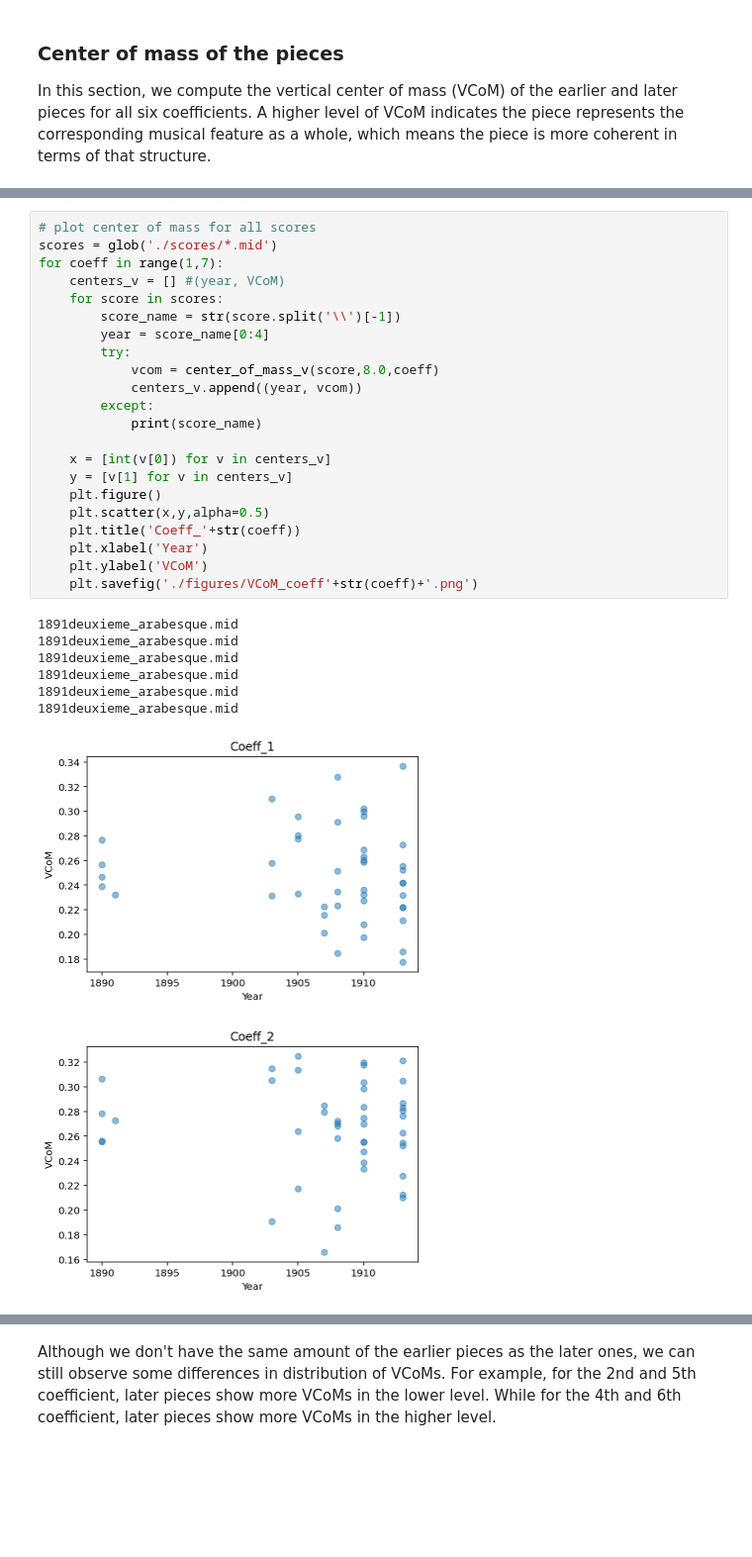
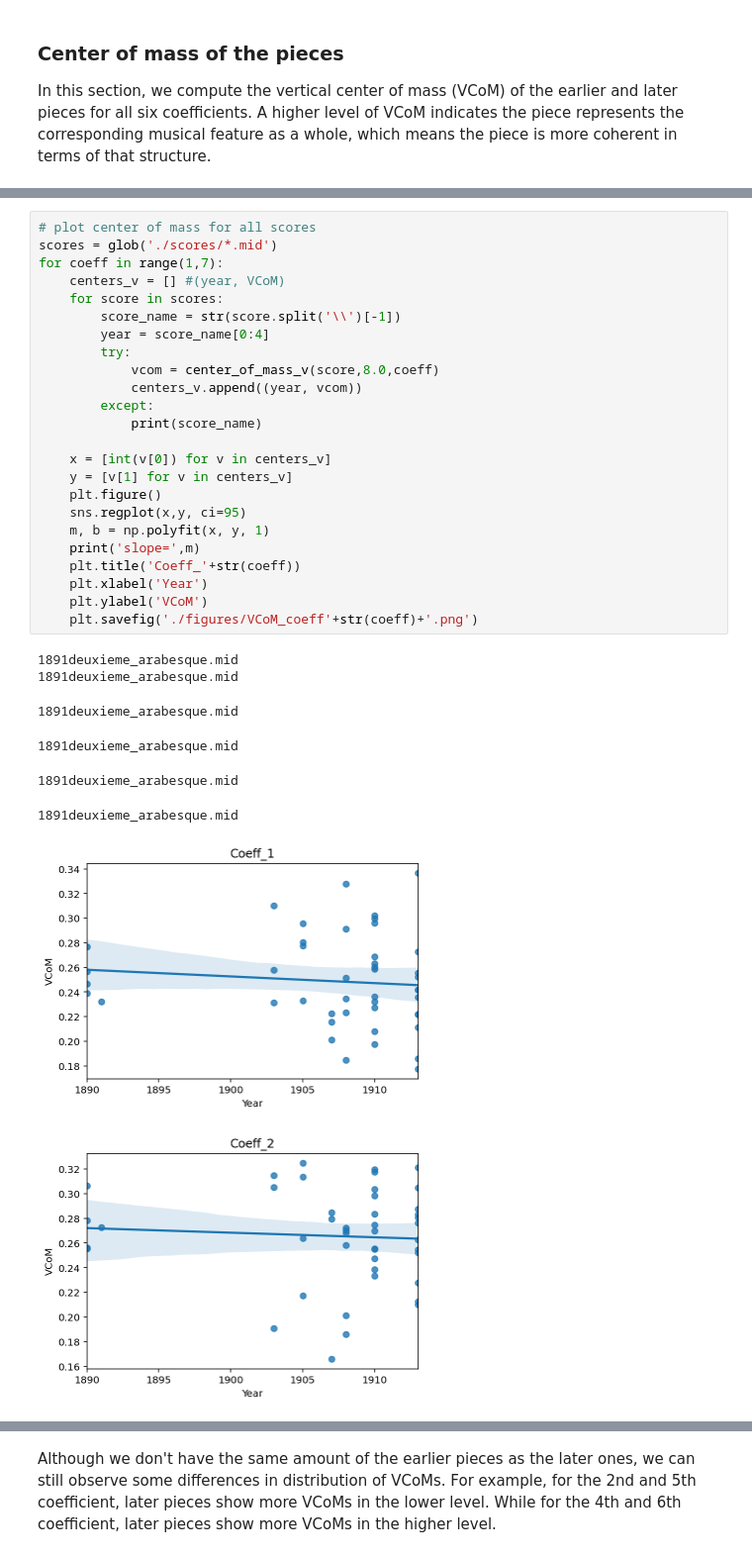
Before and after one commit to ludovicaschaerf/Group-5-Debussy-Pitch-Scapes, a Jupyter notebook: milestone3.ipynb, the cells around one changed output, grey strips where cells are left out. Shown at 99% size. Saved outputs shown, nothing was run; the diff lists cells and outputs as text; blank space fills up the shorter version.

Commit message:
regression plots

```diff
--- a/milestone3.ipynb
+++ b/milestone3.ipynb
@@ -459,31 +453,33 @@ import matplotlib.pyplot as plt
 # %%
 # plot center of mass for all scores
 scores = glob('./scores/*.mid')
 for coeff in range(1,7):
     centers_v = [] #(year, VCoM)
     for score in scores:
         score_name = str(score.split('\\')[-1])
         year = score_name[0:4]
         try:
             vcom = center_of_mass_v(score,8.0,coeff)
             centers_v.append((year, vcom))
         except:
             print(score_name)
 
     x = [int(v[0]) for v in centers_v]
     y = [v[1] for v in centers_v]
     plt.figure()
-    plt.scatter(x,y,alpha=0.5)
+    sns.regplot(x,y, ci=95)
+    m, b = np.polyfit(x, y, 1)
+    print('slope=',m)
     plt.title('Coeff_'+str(coeff))
     plt.xlabel('Year')
     plt.ylabel('VCoM')
     plt.savefig('./figures/VCoM_coeff'+str(coeff)+'.png')
 # %% [output]
 1891deuxieme_arabesque.mid
 1891deuxieme_arabesque.mid
-1891deuxieme_arabesque.mid
-1891deuxieme_arabesque.mid
-1891deuxieme_arabesque.mid
-1891deuxieme_arabesque.mid
+1891deuxieme_arabesque.mid
+1891deuxieme_arabesque.mid
+1891deuxieme_arabesque.mid
+1891deuxieme_arabesque.mid
-[figure, old version]
+[figure, new version]
-[figure, old version]
+[figure, new version]
```
Also changed, not shown: parts of 10 cells of this notebook.
